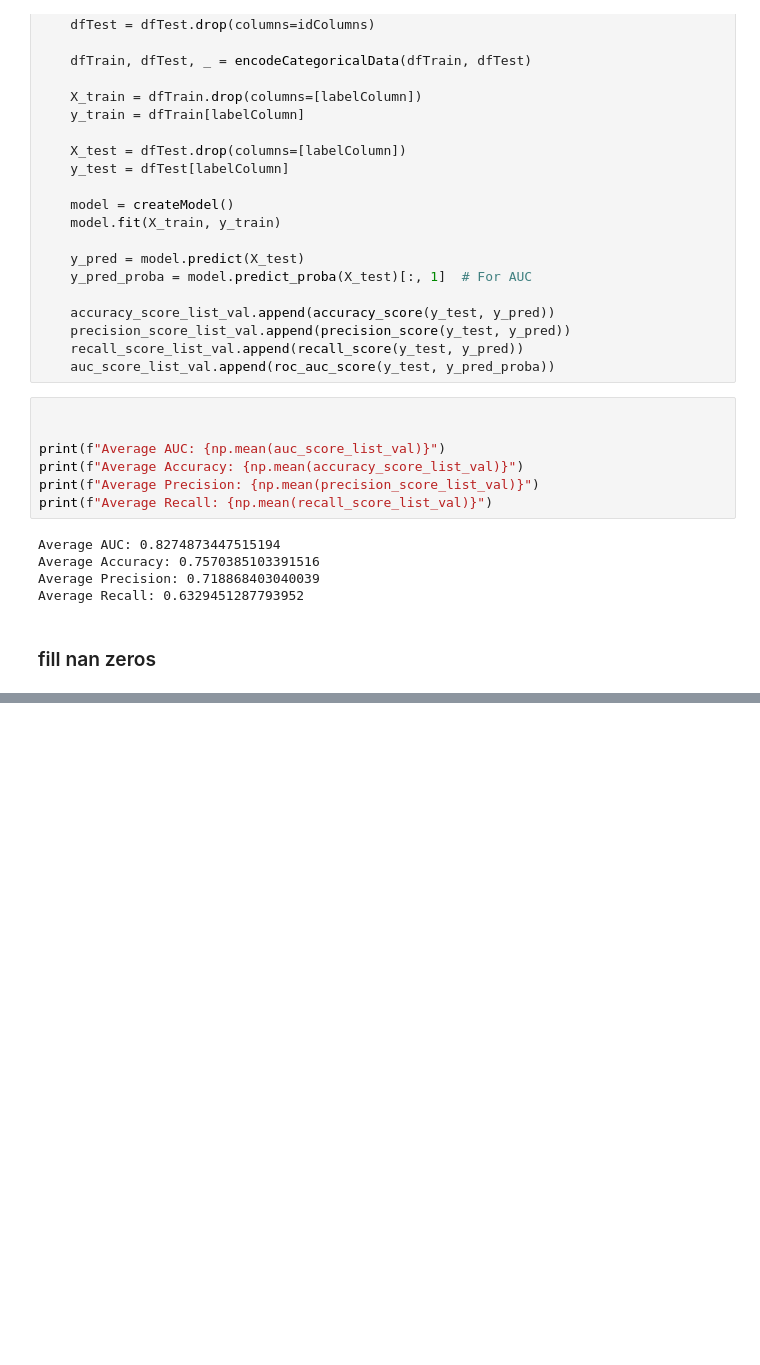
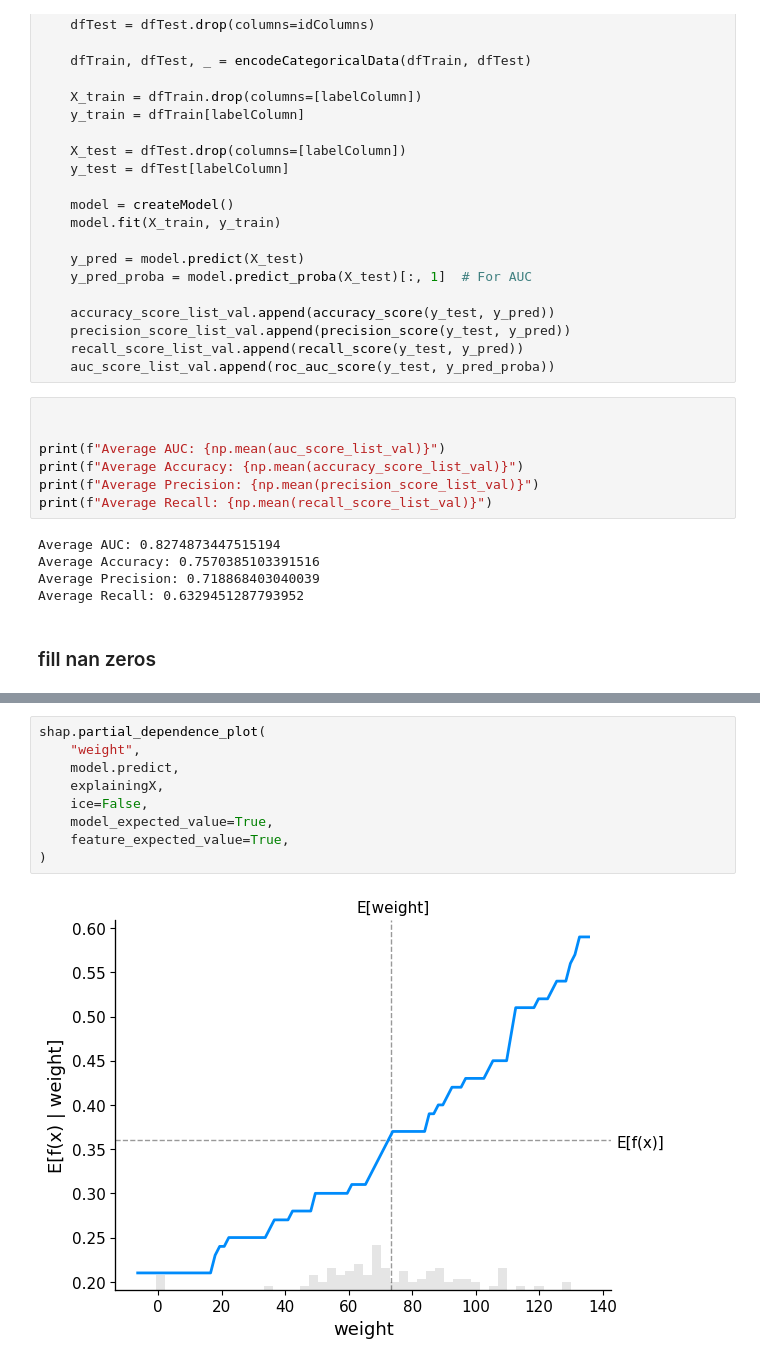
Before and after one commit to BuiHoangTu/hust.year2023.PredictingRiskDiabeticKetoacidosis-associatedKidneyInjury, a Jupyter notebook: archived_notebooks_limited-new/TabPFNClassifier/tabular-model_TabPFNClassifier_last.ipynb, the cells around one changed output, grey strips where cells are left out. Cells and saved outputs as stored; diff of their text form; blank space fills up the shorter version.

```diff
--- a/archived_notebooks_limited-new/TabPFNClassifier/tabular-model_TabPFNClassifier_last.ipynb
+++ b/archived_notebooks_limited-new/TabPFNClassifier/tabular-model_TabPFNClassifier_last.ipynb
@@ -341,0 +384,11 @@ Average Recall: 0.6561926091825308
+# %%
+shap.partial_dependence_plot(
+    "weight",
+    model.predict,
+    explainingX,
+    ice=False,
+    model_expected_value=True,
+    feature_expected_value=True,
+)
+# %% [output]
+[figure, added]
```
Also changed, not shown: parts of 10 cells of this notebook, 3 other files.
